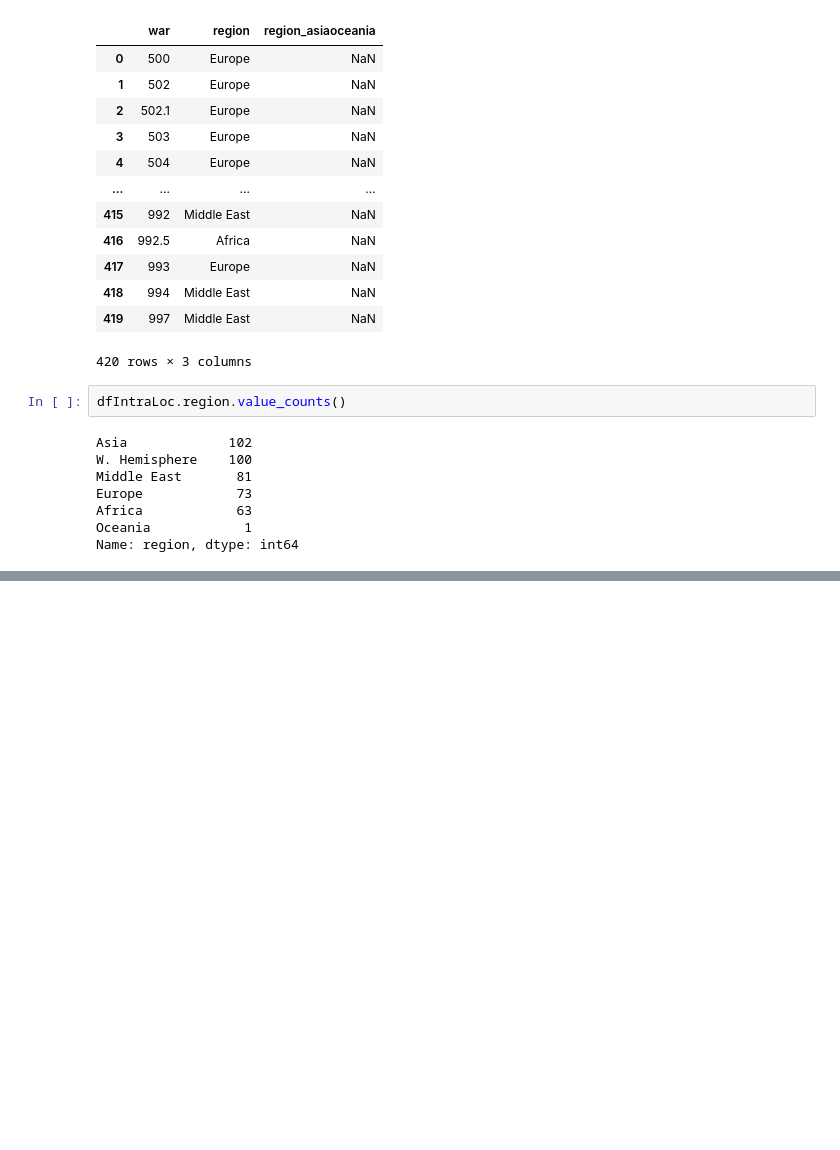
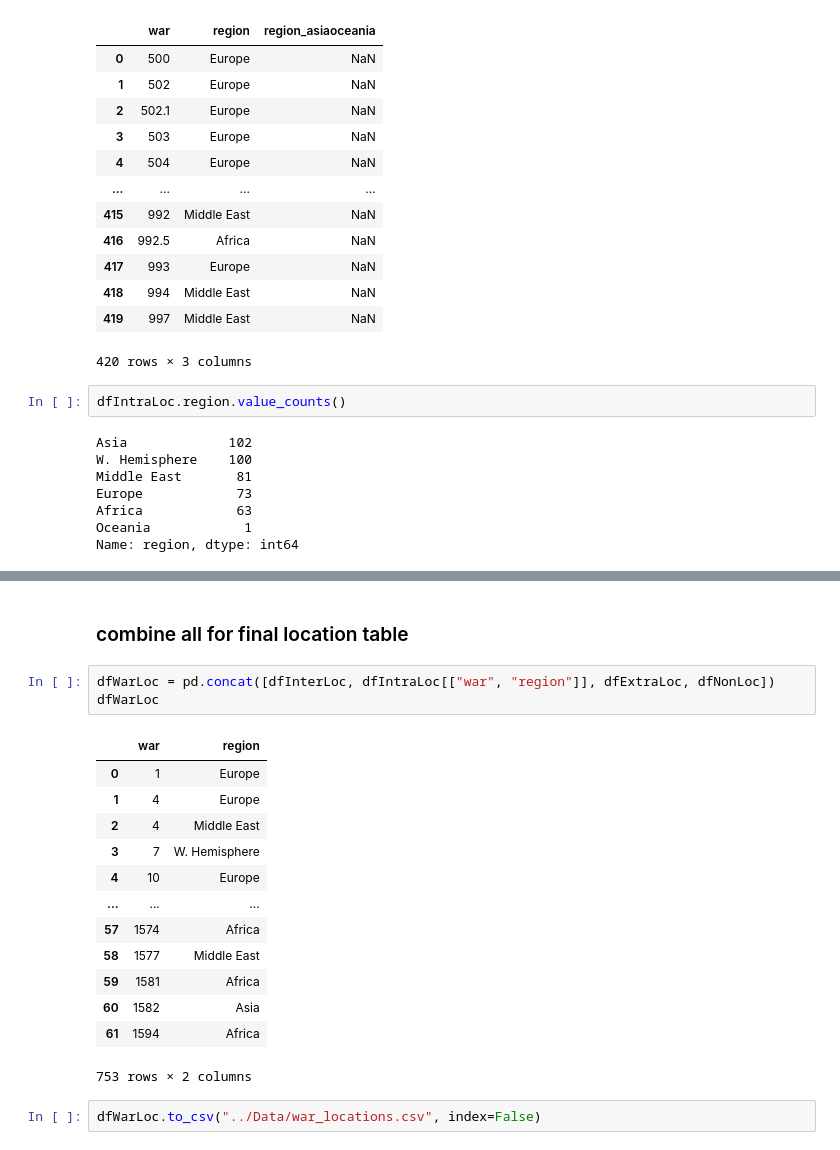
Before and after one commit to jenna-jordan/correlates-of-war, a Jupyter notebook: Wrangle/war.ipynb, the cells around one changed output, grey strips where cells are left out. Drawn from its saved outputs; the diff is of its cells as text; blank space fills up the shorter version.

```diff
--- a/Wrangle/war.ipynb
+++ b/Wrangle/war.ipynb
@@ -260,0 +333,21 @@ Name: region, dtype: int64
+# %% [markdown]
+### combine all for final location table
+# %%
+dfWarLoc = pd.concat([dfInterLoc, dfIntraLoc[["war", "region"]], dfExtraLoc, dfNonLoc])
+dfWarLoc
+# %% [output]
+|  | war | region |
+| 0 | 1 | Europe |
+| 1 | 4 | Europe |
+| 2 | 4 | Middle East |
+| 3 | 7 | W. Hemisphere |
+| 4 | 10 | Europe |
+| ... | ... | ... |
+| 57 | 1574 | Africa |
+| 58 | 1577 | Middle East |
+| 59 | 1581 | Africa |
+| 60 | 1582 | Asia |
+| 61 | 1594 | Africa |
+753 rows × 2 columns
+# %%
+dfWarLoc.to_csv("../Data/war_locations.csv", index=False)
```
Also changed, not shown: parts of 24 cells of this notebook, 5 other files.
